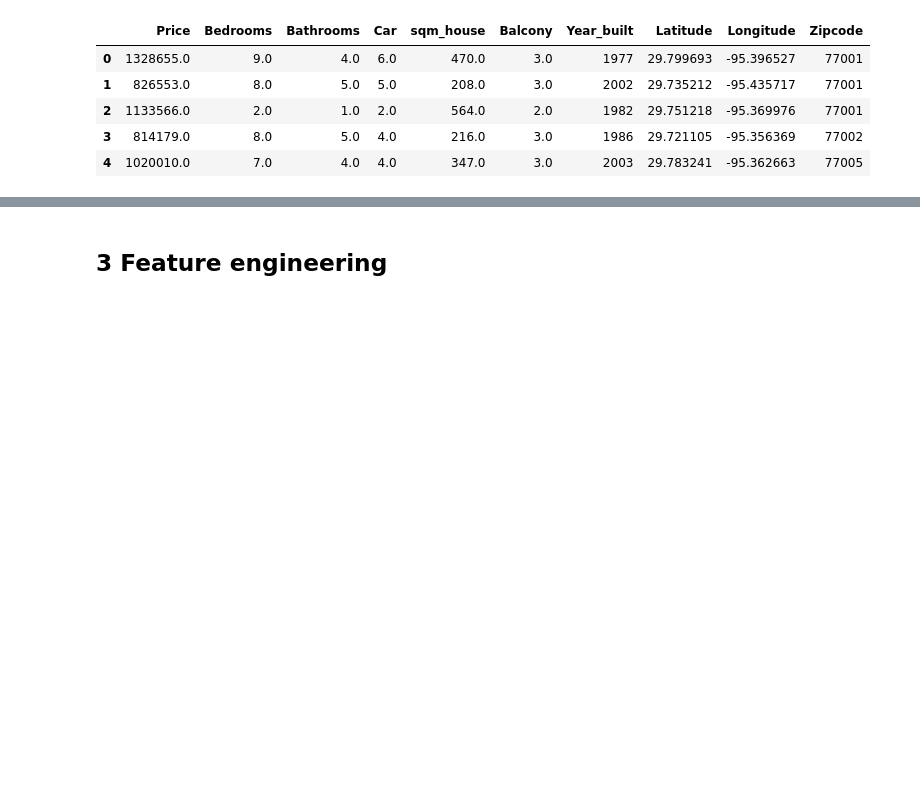
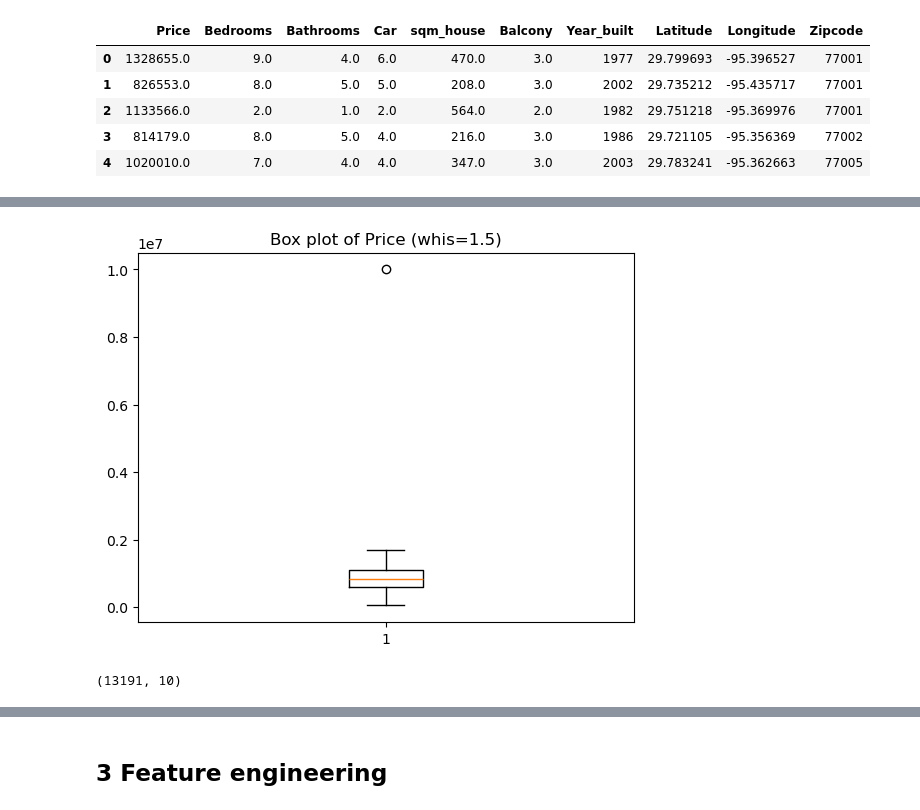
Before and after one commit to krupakar010/DATA-401, a Jupyter notebook: Supervised_learning_captoneII.ipynb, the cells around one changed output, grey strips where cells are left out. Saved outputs shown, nothing was run; the diff lists cells and outputs as text; code cells hidden in the pictures; blank space fills up the shorter version.

```diff
--- a/Supervised_learning_captoneII.ipynb
+++ b/Supervised_learning_captoneII.ipynb
@@ -143,3 +143,16 @@ cleaned_home_prices_df.describe()
 | max | 1.000000e+07 | 20.000000 | 10.000000 | 10.000000 | 10000.000000 | 10.000000 | 2020.000000 | 29.799998 | -95.350000 | 77005.000000 |
 # %%
 # car and Balcony having zero values , and it can be valid as missing the car , balcony
+# outlier plot sales price
+plt.boxplot(cleaned_home_prices_df["Price"],whis=7.0)
+plt.title("Box plot of Price (whis=1.5)")
+plt.show()
+# %% [output]
+[figure, added]
+# %%
+#lets drop the outlier
+cleaned_home_prices_df[cleaned_home_prices_df["Price"] >= 10000000].head()
+cleaned_home_prices_df = cleaned_home_prices_df.drop(cleaned_home_prices_df[cleaned_home_prices_df["Price"] >= 10000000].index)
+cleaned_home_prices_df.shape
+# %% [output]
+(13191, 10)
```
Also changed, not shown: parts of 20 cells of this notebook.
